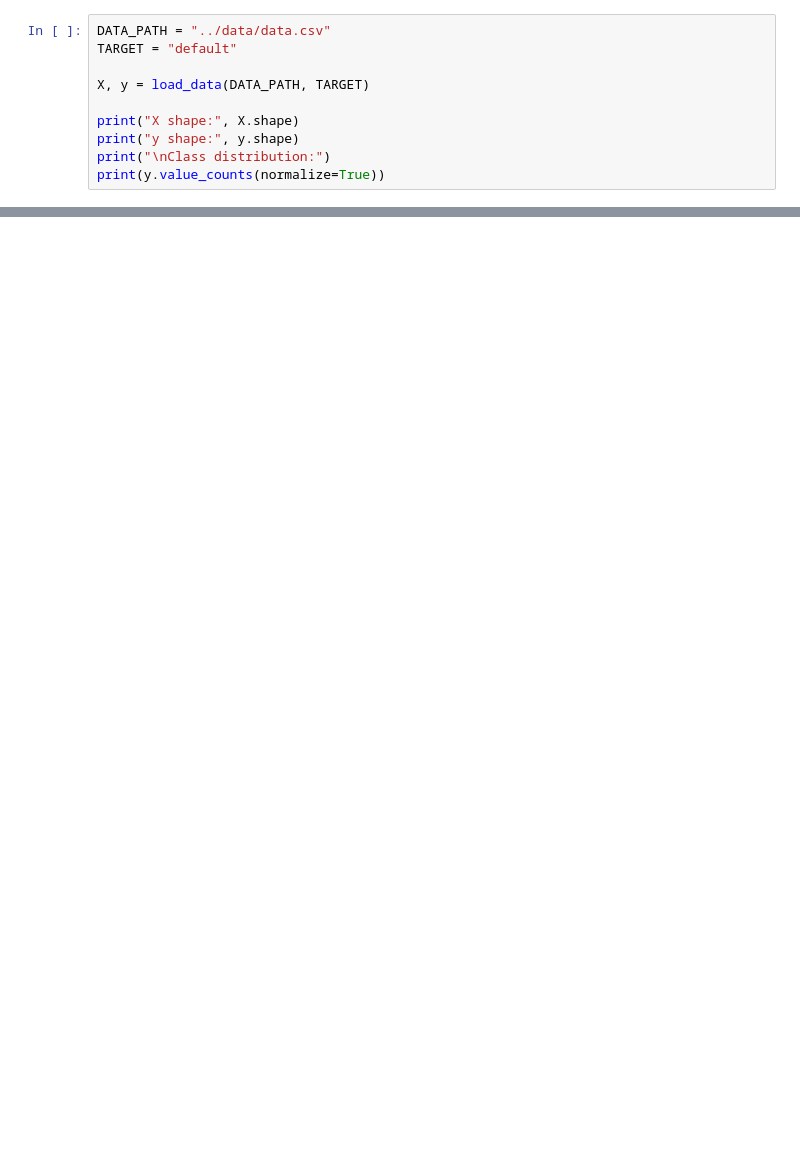
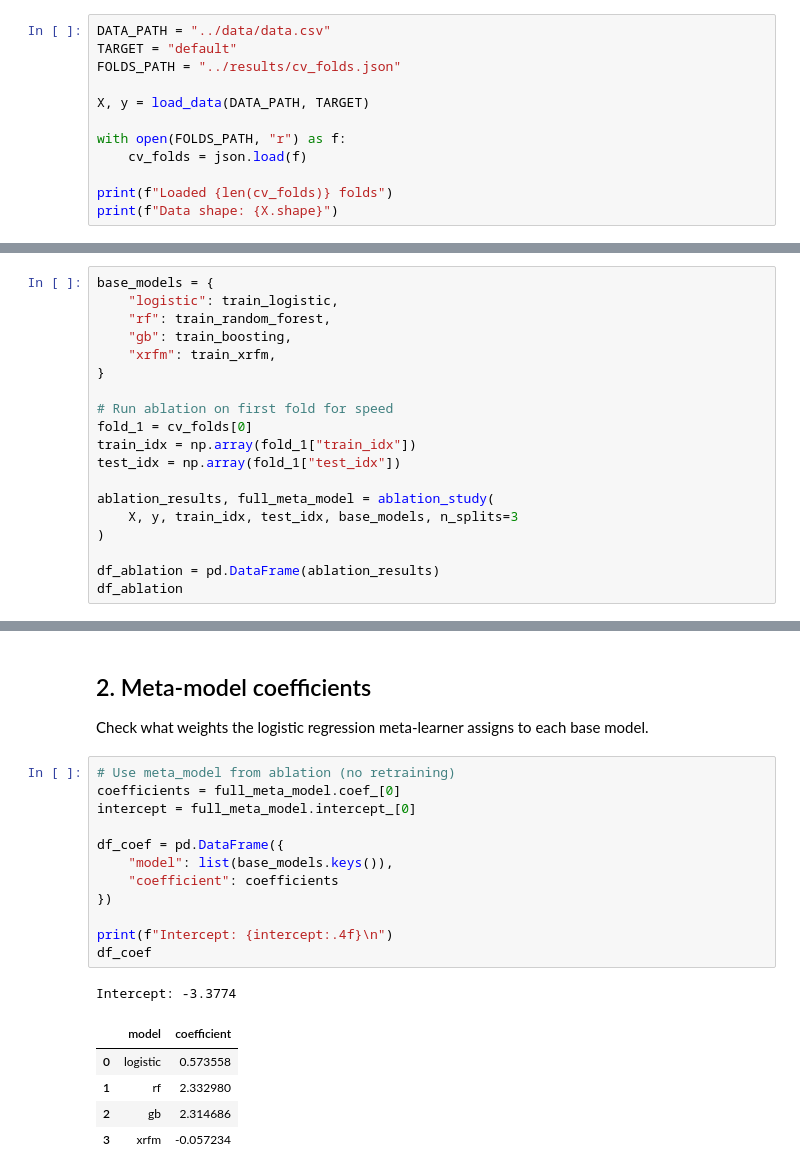
Before and after one commit to evamartin1240/AML-Project3, a Jupyter notebook: notebooks/stacking_ablation.ipynb, the cells around one changed output, grey strips where cells are left out. Drawn from its saved outputs; the diff is of its cells as text; blank space fills up the shorter version.

```diff
--- a/notebooks/stacking_ablation.ipynb
+++ b/notebooks/stacking_ablation.ipynb
@@ -19,11 +26,13 @@ Project root added to PYTHONPATH: /Users/evamartin/Desktop/MDS/curs3/AML/project
 # %%
 DATA_PATH = "../data/data.csv"
 TARGET = "default"
+FOLDS_PATH = "../results/cv_folds.json"
 
 X, y = load_data(DATA_PATH, TARGET)
 
-print("X shape:", X.shape)
-print("y shape:", y.shape)
-print("\nClass distribution:")
-print(y.value_counts(normalize=True))
+with open(FOLDS_PATH, "r") as f:
+    cv_folds = json.load(f)
+
+print(f"Loaded {len(cv_folds)} folds")
+print(f"Data shape: {X.shape}")
 # %% [output]
@@ -151,0 +91,19 @@ KeyboardInterrupt:
+# %%
+base_models = {
+    "logistic": train_logistic,
+    "rf": train_random_forest,
+    "gb": train_boosting,
+    "xrfm": train_xrfm,
+}
+
+# Run ablation on first fold for speed
+fold_1 = cv_folds[0]
+train_idx = np.array(fold_1["train_idx"])
+test_idx = np.array(fold_1["test_idx"])
+
+ablation_results, full_meta_model = ablation_study(
+    X, y, train_idx, test_idx, base_models, n_splits=3
+)
+
+df_ablation = pd.DataFrame(ablation_results)
+df_ablation
@@ -151,0 +233,23 @@ KeyboardInterrupt:
+# %% [markdown]
+## 2. Meta-model coefficients
+
+Check what weights the logistic regression meta-learner assigns to each base model.
+# %%
+# Use meta_model from ablation (no retraining)
+coefficients = full_meta_model.coef_[0]
+intercept = full_meta_model.intercept_[0]
+
+df_coef = pd.DataFrame({
+    "model": list(base_models.keys()),
+    "coefficient": coefficients
+})
+
+print(f"Intercept: {intercept:.4f}\n")
+df_coef
+# %% [output]
+Intercept: -3.3774
+|  | model | coefficient |
+| 0 | logistic | 0.573558 |
+| 1 | rf | 2.332980 |
+| 2 | gb | 2.314686 |
+| 3 | xrfm | -0.057234 |
```
Also changed, not shown: parts of 14 cells of this notebook, 1 other file.
